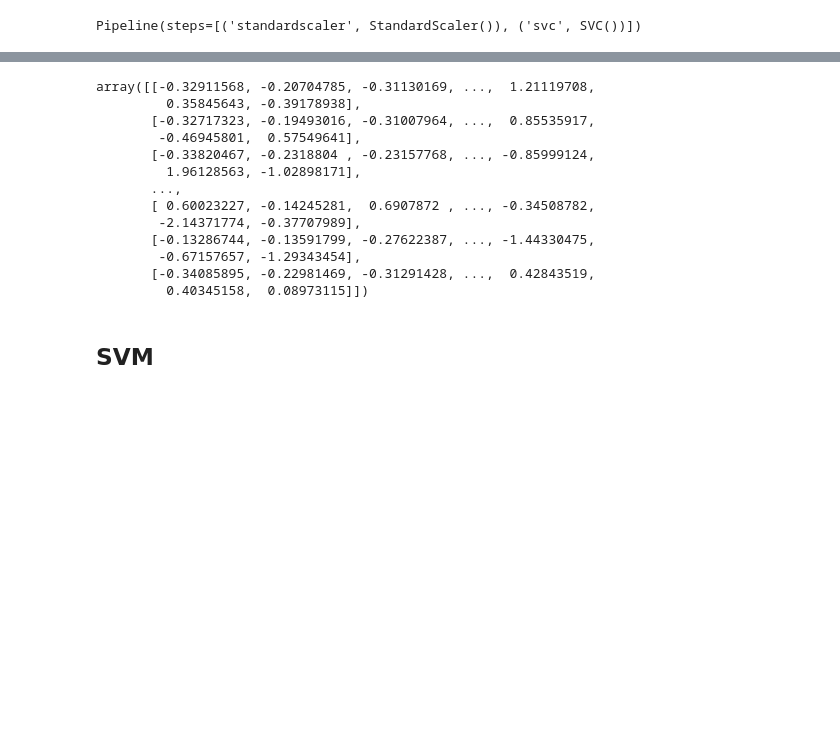
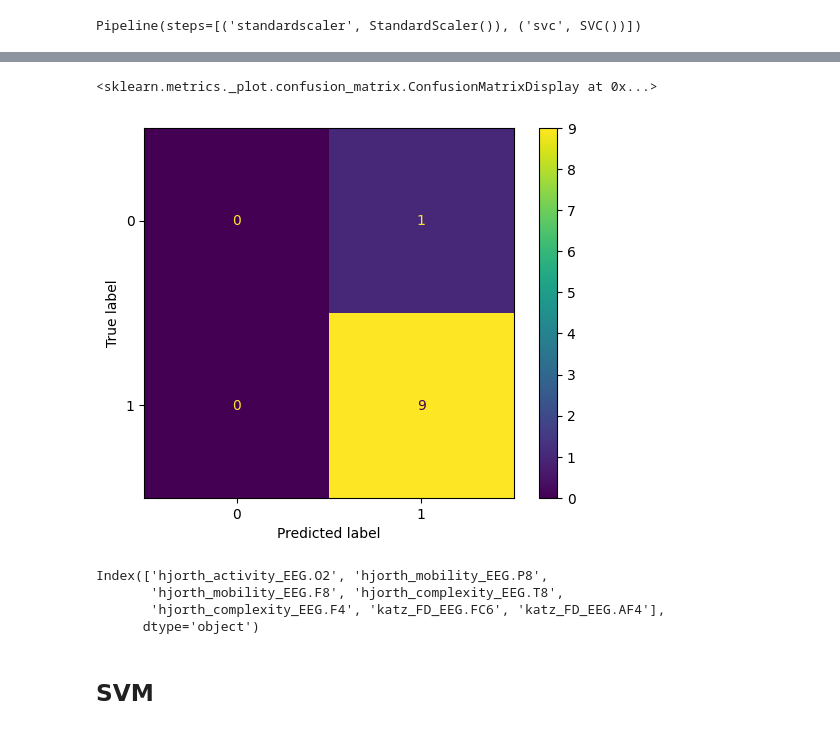
Before and after one commit to lizocf/Cognitive-Canvas-EEG, a Jupyter notebook: notebooks/modeling.ipynb, the cells around one changed output, grey strips where cells are left out. Saved outputs shown, nothing was run; the diff lists cells and outputs as text; code cells hidden in the pictures; blank space fills up the shorter version.

```diff
--- a/notebooks/modeling.ipynb
+++ b/notebooks/modeling.ipynb
@@ -106,21 +220,8 @@ Model accuracy score with default hyperparameters: 0.2000
-# %%
-# Create StandardScaler instance
-scaler = StandardScaler()
-
-# Fit and transform the data
-scaled_data = scaler.fit_transform(X_train)
-scaled_data
-# %% [output]
-array([[-0.32911568, -0.20704785, -0.31130169, ...,  1.21119708,
-         0.35845643, -0.39178938],
-       [-0.32717323, -0.19493016, -0.31007964, ...,  0.85535917,
-        -0.46945801,  0.57549641],
-       [-0.33820467, -0.2318804 , -0.23157768, ..., -0.85999124,
-         1.96128563, -1.02898171],
-       ...,
-       [ 0.60023227, -0.14245281,  0.6907872 , ..., -0.34508782,
-        -2.14371774, -0.37707989],
-       [-0.13286744, -0.13591799, -0.27622387, ..., -1.44330475,
-        -0.67157657, -1.29343454],
-       [-0.34085895, -0.22981469, -0.31291428, ...,  0.42843519,
-         0.40345158,  0.08973115]])
+# %%
+cm = confusion_matrix(y_val, y_pred, labels=pipe[1].classes_)
+disp = ConfusionMatrixDisplay(confusion_matrix=cm,
+                              display_labels=pipe[1].classes_)
+disp.plot()
+# %% [output]
+<sklearn.metrics._plot.confusion_matrix.ConfusionMatrixDisplay at 0x...>
+[figure, added]
@@ -127,3 +237,10 @@ array([[-0.32911568, -0.20704785, -0.31130169, ...,  1.21119708,
+# %%
+feature_df.columns[selected_features]
+# %% [output]
+Index(['hjorth_activity_EEG.O2', 'hjorth_mobility_EEG.P8',
+       'hjorth_mobility_EEG.F8', 'hjorth_complexity_EEG.T8',
+       'hjorth_complexity_EEG.F4', 'katz_FD_EEG.FC6', 'katz_FD_EEG.AF4'],
+      dtype='object')
 # %% [markdown]
 ## SVM
 # %%
```
Also changed, not shown: parts of 36 cells of this notebook.
